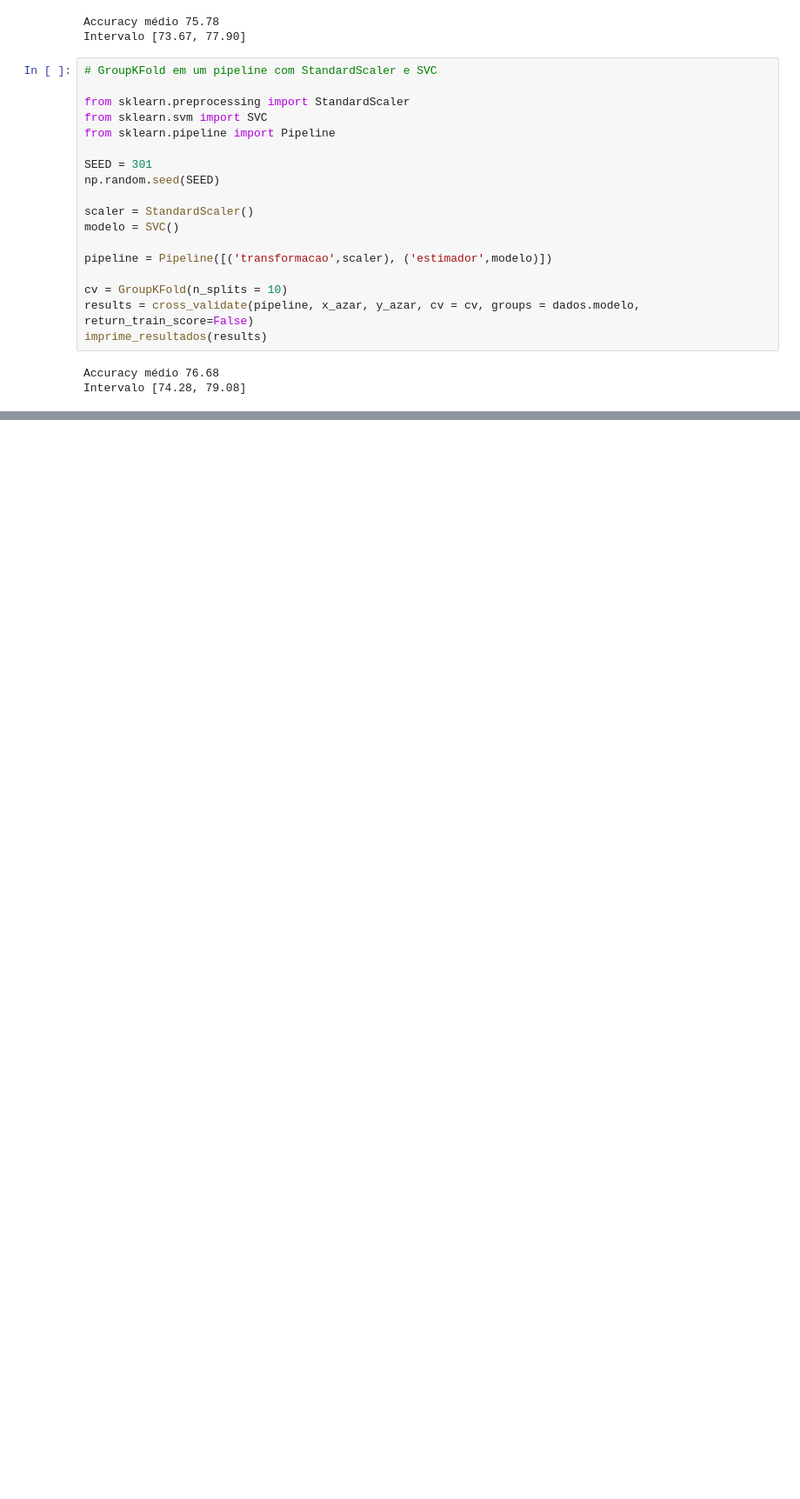
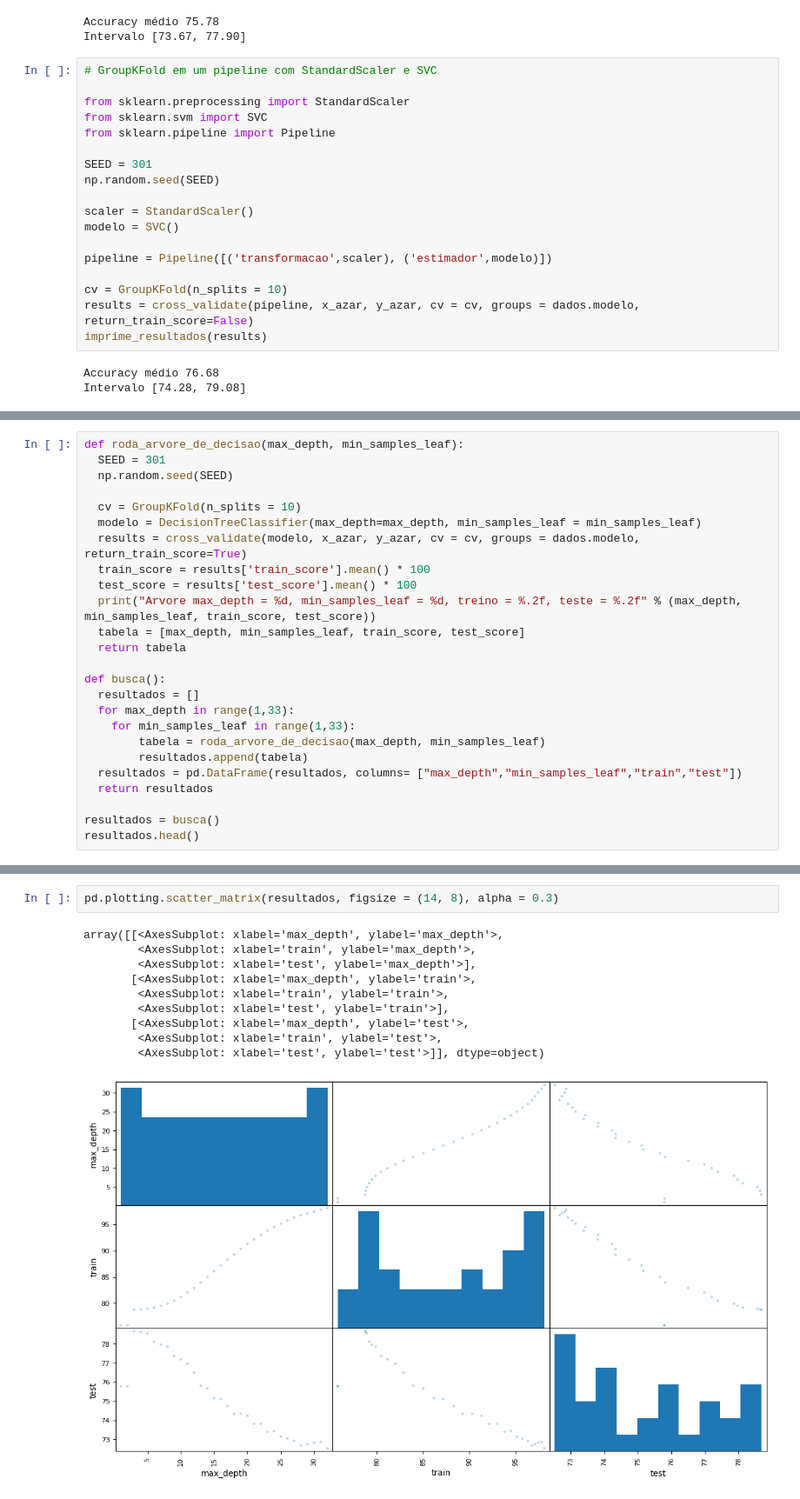
Before and after one commit to alyssonhyago/Machine_learning, a Jupyter notebook: Otimizacao por hiperparametros/aula0/Introdução_a_Machine_Learning_Otimização.ipynb, the cells around one changed output, grey strips where cells are left out. Shown: that part at 87% size. Saved outputs shown, nothing was run; the diff lists cells and outputs as text; blank space fills up the shorter version.

```diff
--- a/Otimizacao por hiperparametros/aula0/Introdução_a_Machine_Learning_Otimização.ipynb
+++ b/Otimizacao por hiperparametros/aula0/Introdução_a_Machine_Learning_Otimização.ipynb
@@ -111,0 +236,25 @@ Intervalo [74.28, 79.08]
+# %%
+def roda_arvore_de_decisao(max_depth, min_samples_leaf):
+  SEED = 301
+  np.random.seed(SEED)
+
+  cv = GroupKFold(n_splits = 10)
+  modelo = DecisionTreeClassifier(max_depth=max_depth, min_samples_leaf = min_samples_leaf)
+  results = cross_validate(modelo, x_azar, y_azar, cv = cv, groups = dados.modelo, return_train_score=True)
+  train_score = results['train_score'].mean() * 100
+  test_score = results['test_score'].mean() * 100
+  print("Arvore max_depth = %d, min_samples_leaf = %d, treino = %.2f, teste = %.2f" % (max_depth, min_samples_leaf, train_score, test_score))
+  tabela = [max_depth, min_samples_leaf, train_score, test_score]
+  return tabela
+
+def busca():
+  resultados = []
+  for max_depth in range(1,33):
+    for min_samples_leaf in range(1,33):
+        tabela = roda_arvore_de_decisao(max_depth, min_samples_leaf)
+        resultados.append(tabela)
+  resultados = pd.DataFrame(resultados, columns= ["max_depth","min_samples_leaf","train","test"])
+  return resultados
+
+resultados = busca()
+resultados.head()
@@ -111,0 +286,13 @@ Intervalo [74.28, 79.08]
+# %%
+pd.plotting.scatter_matrix(resultados, figsize = (14, 8), alpha = 0.3)
+# %% [output]
+array([[<AxesSubplot: xlabel='max_depth', ylabel='max_depth'>,
+        <AxesSubplot: xlabel='train', ylabel='max_depth'>,
+        <AxesSubplot: xlabel='test', ylabel='max_depth'>],
+       [<AxesSubplot: xlabel='max_depth', ylabel='train'>,
+        <AxesSubplot: xlabel='train', ylabel='train'>,
+        <AxesSubplot: xlabel='test', ylabel='train'>],
+       [<AxesSubplot: xlabel='max_depth', ylabel='test'>,
+        <AxesSubplot: xlabel='train', ylabel='test'>,
+        <AxesSubplot: xlabel='test', ylabel='test'>]], dtype=object)
+[figure, added]
```
Also changed, not shown: parts of 16 cells of this notebook, 1 other file.
